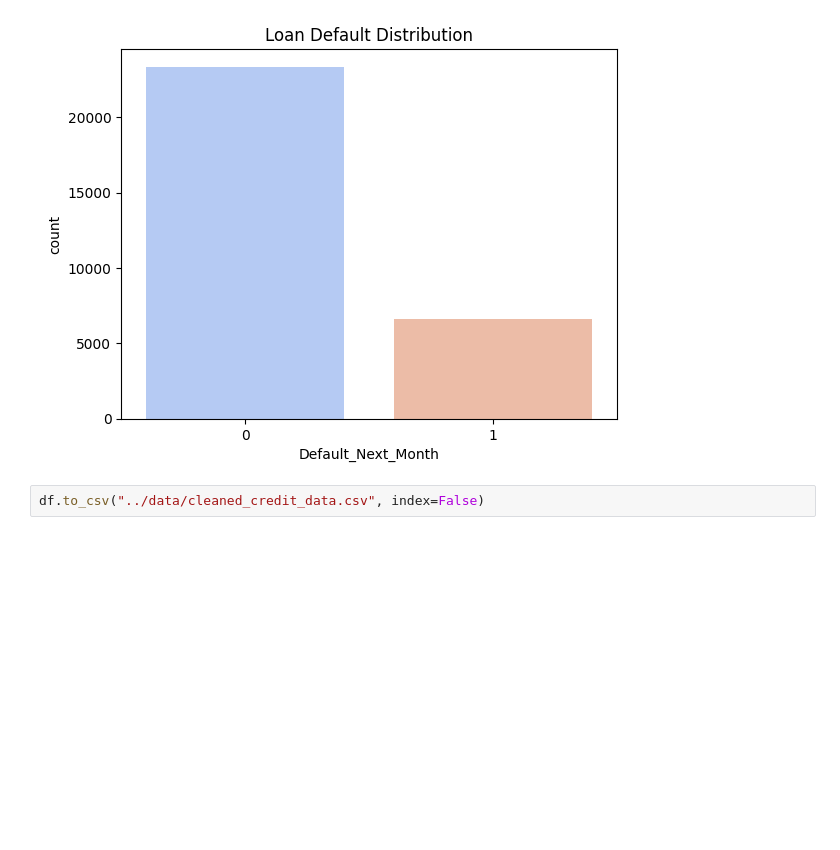
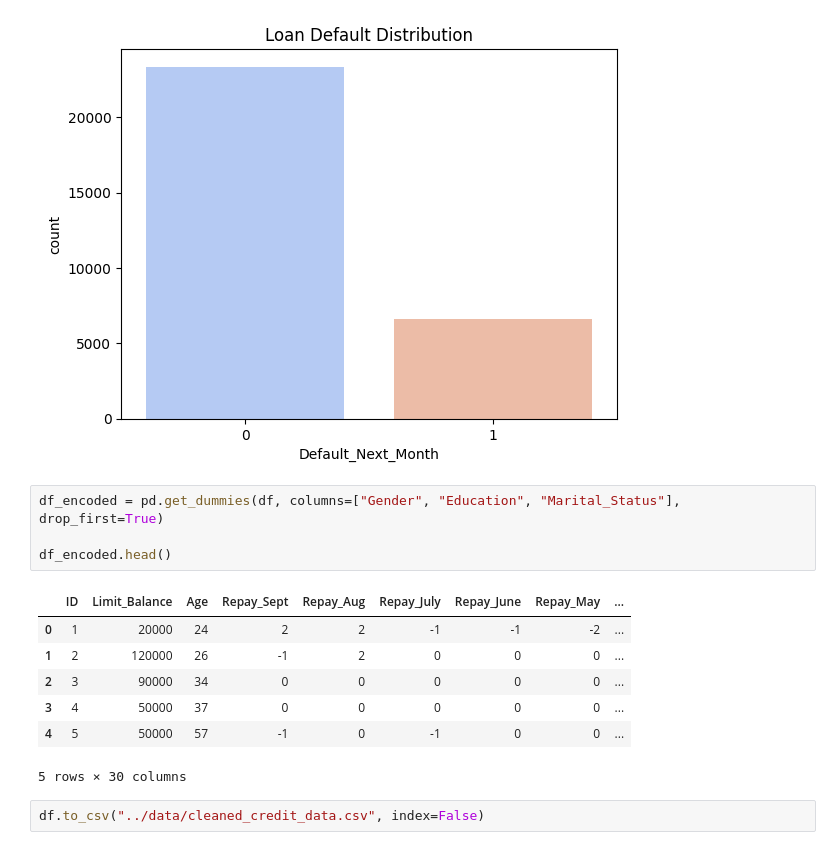
Before and after one commit to Akhilnair91/credit-risk-mlops, a Jupyter notebook: notebooks/02_preprocessing.ipynb, the cells around one changed output. Saved outputs shown, nothing was run; the diff lists cells and outputs as text; blank space fills up the shorter version.

```diff
--- a/notebooks/02_preprocessing.ipynb
+++ b/notebooks/02_preprocessing.ipynb
@@ -69,6 +69,18 @@ Passing `palette` without assigning `hue` is deprecated and will be removed in v
 
   sns.countplot(x=df["Default_Next_Month"], palette="coolwarm")
 [figure]
+# %%
+df_encoded = pd.get_dummies(df, columns=["Gender", "Education", "Marital_Status"], drop_first=True)
+
+df_encoded.head()
+# %% [output]
+|  | ID | Limit_Balance | Age | Repay_Sept | Repay_Aug | Repay_July | Repay_June | Repay_May | ... |
+| 0 | 1 | 20000 | 24 | 2 | 2 | -1 | -1 | -2 | ... |
+| 1 | 2 | 120000 | 26 | -1 | 2 | 0 | 0 | 0 | ... |
+| 2 | 3 | 90000 | 34 | 0 | 0 | 0 | 0 | 0 | ... |
+| 3 | 4 | 50000 | 37 | 0 | 0 | 0 | 0 | 0 | ... |
+| 4 | 5 | 50000 | 57 | -1 | 0 | -1 | 0 | 0 | ... |
+5 rows × 30 columns
 # %%
 df.to_csv("../data/cleaned_credit_data.csv", index=False)
 # %%
```
Also changed, not shown: parts of 1 cell of this notebook.
